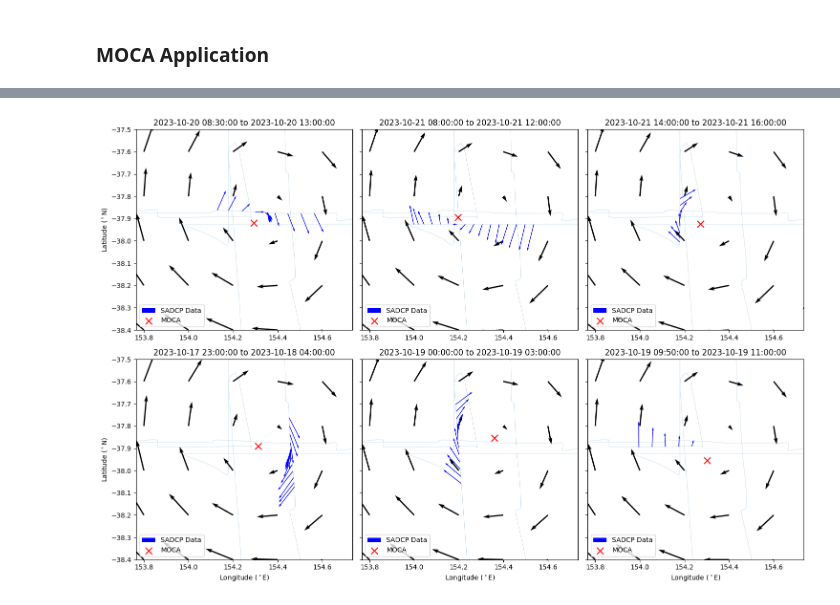
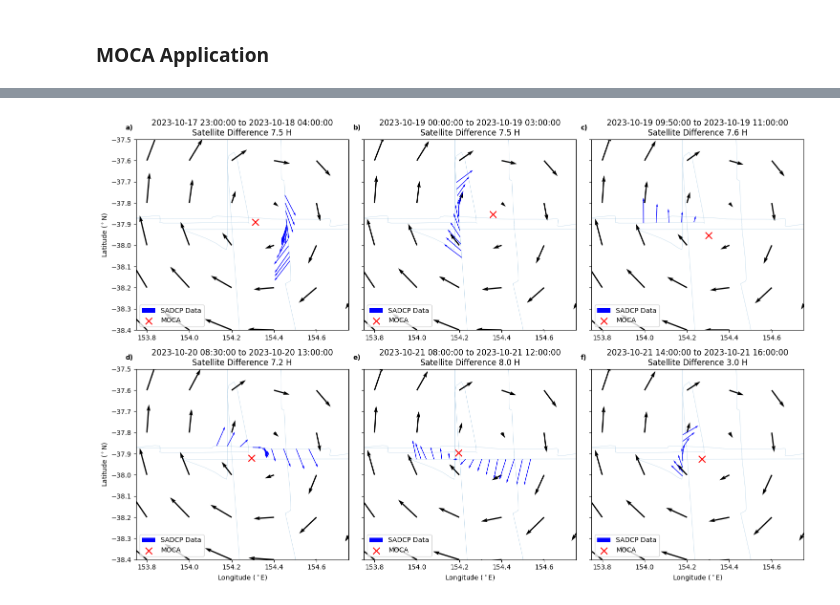
Before and after one commit to regdowse/UNSW-MRes, a Jupyter notebook: MRes/Chapter1/CE_Obs_Analysis.ipynb, the cells around one changed output, grey strips where cells are left out. Saved outputs shown, nothing was run; the diff lists cells and outputs as text; code cells hidden in the pictures.

```diff
--- a/MRes/Chapter1/CE_Obs_Analysis.ipynb
+++ b/MRes/Chapter1/CE_Obs_Analysis.ipynb
@@ -895,4 +926,0 @@ df = MOCA_plot(t1, t2)
-# %%
-t1 = pd.Timestamp('2023-10-21 14:00:00')
-t2 = pd.Timestamp('2023-10-21 16:00:00')
-df = MOCA_plot(t1, t2)
@@ -902,4 +926,0 @@ df = MOCA_plot(t1, t2)
-# %%
-t1 = pd.Timestamp('2023-10-17 23:00:00')
-t2 = pd.Timestamp('2023-10-18 04:00:00')
-df = MOCA_plot(t1, t2)
@@ -909,4 +926,0 @@ df = MOCA_plot(t1, t2)
-# %%
-t1 = pd.Timestamp('2023-10-19 00:00:00')
-t2 = pd.Timestamp('2023-10-19 03:00:00')
-df = MOCA_plot(t1, t2)
@@ -916,4 +926,0 @@ df = MOCA_plot(t1, t2)
-# %%
-t1 = pd.Timestamp('2023-10-19 09:50:00')
-t2 = pd.Timestamp('2023-10-19 11:00:00')
-df = MOCA_plot(t1, t2)
@@ -924,21 +928,23 @@ df = MOCA_plot(t1, t2)
 fig, axs = plt.subplots(2, 3, figsize=(15, 10), sharey=True)
 
 t1s = [
+    pd.Timestamp('2023-10-17 23:00:00'),
+    pd.Timestamp('2023-10-19 00:00:00'),
+    pd.Timestamp('2023-10-19 09:50:00'),
     pd.Timestamp('2023-10-20 08:30:00'),
     pd.Timestamp('2023-10-21 08:00:00'),
     pd.Timestamp('2023-10-21 14:00:00'),
-    pd.Timestamp('2023-10-17 23:00:00'),
-    pd.Timestamp('2023-10-19 00:00:00'),
-    pd.Timestamp('2023-10-19 09:50:00')
+
 ]
 
 t2s = [
+    pd.Timestamp('2023-10-18 04:00:00'),
+    pd.Timestamp('2023-10-19 03:00:00'),
+    pd.Timestamp('2023-10-19 11:00:00'),
     pd.Timestamp('2023-10-20 13:00:00'),
     pd.Timestamp('2023-10-21 12:00:00'),
     pd.Timestamp('2023-10-21 16:00:00'),
-    pd.Timestamp('2023-10-18 04:00:00'),
-    pd.Timestamp('2023-10-19 03:00:00'),
-    pd.Timestamp('2023-10-19 11:00:00')
+
 ]
 
 scale = 5
@@ -952,32 +958,33 @@ for k, (t1, t2) in enumerate(zip(t1s, t2s)):
     error_hours = abs((closest_time - target_time).total_seconds()) / 3600
     df_interval = df_sadcp[(df_sadcp['Time'] >= t1) & (df_sadcp['Time'] <= t2)].copy()
     ut, vt = dic_ssh_data[closest_time]['u'], dic_ssh_data[closest_time]['v']
     ax.quiver(lon_ssh, lat_ssh, ut.T, vt.T, width=2*width, scale=scale, zorder=0)
     ax.plot(df_sadcp['Lon'], df_sadcp['Lat'], alpha=0.3, linewidth=0.5)
     ax.quiver(df_interval['Lon'], df_interval['Lat'], df_interval['u'], df_interval['v'],
                   width=width, scale=scale, color='b', label='SADCP Data')
     df_MOCA_prep, m = project_sadcp_data(np.array(df_interval['Lon']),
                                           np.array(df_interval['Lat']),
                                           np.array(df_interval['u']),
                                           np.array(df_interval['v']))
     # ax.quiver(df_MOCA_prep['x'], df_MOCA_prep['y'], df_MOCA_prep['u'], df_MOCA_prep['v'],
                   # width=width, scale=scale, color='m', alpha=.5, label='Linear Projection of Velocities')
     l0, r0, w = moca(df_MOCA_prep['l'], df_MOCA_prep['V_T'], df_MOCA_prep['V_N'])
     x_l_start = df_MOCA_prep.iloc[0]['x']
     y_l_start = df_MOCA_prep.iloc[0]['y']
     x0, y0 = translate_MOCA(x_l_start, y_l_start, m, l0, r0)
     ax.scatter(x0, y0, marker='x', color='r', zorder=5, label='MOCA', s=100)
     ax.axis('equal')
     ax.set_xlim(153.5, 155)
     ax.set_ylim(-38.4, -37.5)
-    ax.set_title(f'{t1} to {t2}')
+    ax.set_title(f'{t1} to {t2}\nSatellite Difference {error_hours:.1f} H')
     if k >= 3:
         ax.set_xlabel(r'Longitude ($^\circ$E)')
     if k % 3 == 0:
         ax.set_ylabel(r'Latitude ($^\circ$N)')
     ax.legend()
+    ax.text(-.05, 1.05, int_to_excel(k)+')', transform=ax.transAxes, fontsize=10, fontweight='bold')
 # axs[0].set_ylabel(r'Latitude ($^\circ$N)')
 plt.tight_layout()
 plt.show()
 # %% [output]
-[figure, old version]
+[figure, new version]
```
Also changed, not shown: parts of 15 cells of this notebook.
